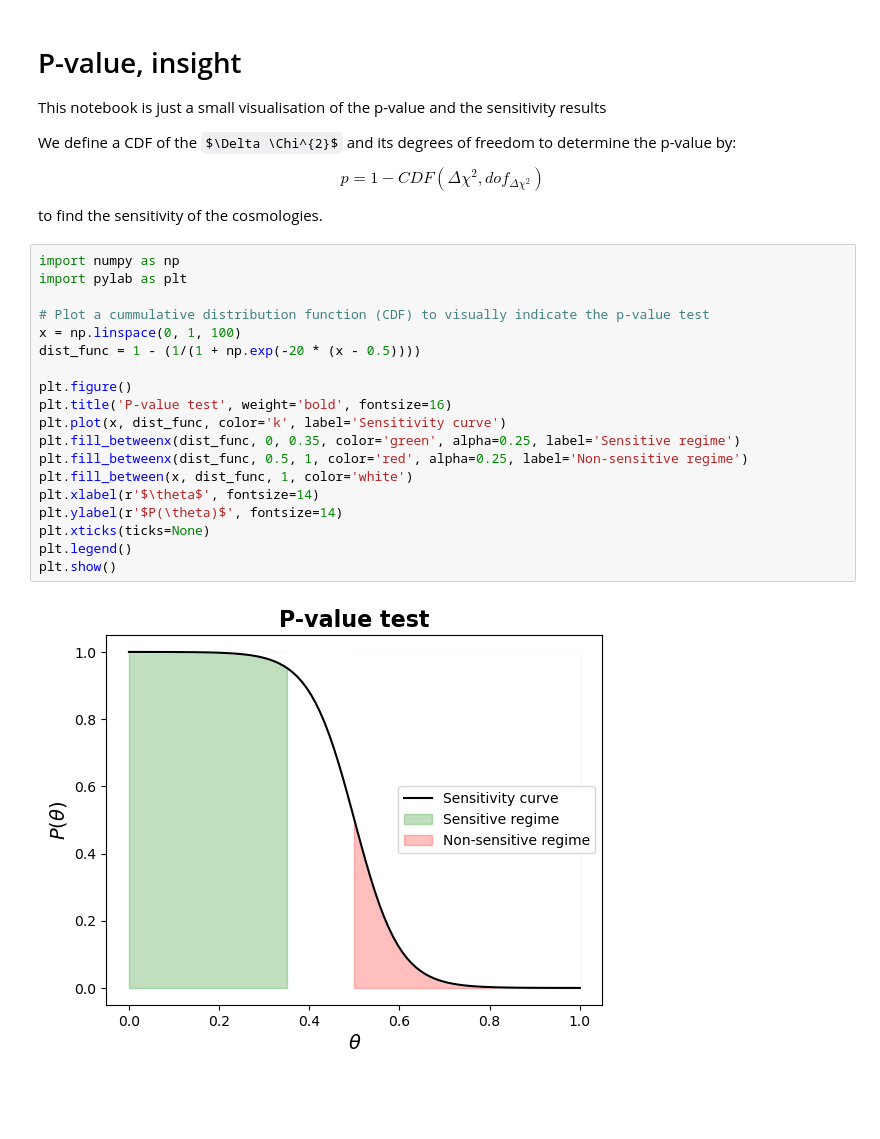
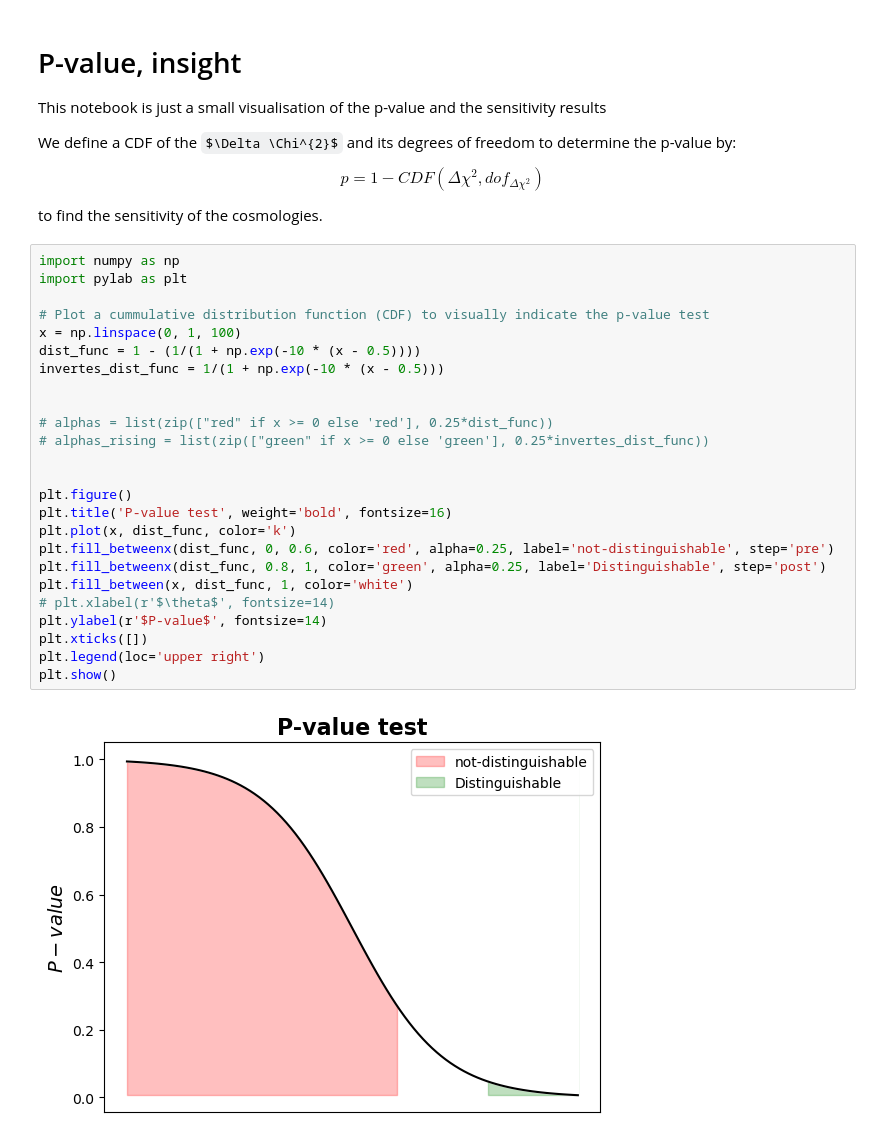
Before and after one commit to XanderHenrik/Masters-Project, a Jupyter notebook: notebooks/Starting notebooks/p_value.ipynb, the cells around one changed output. Cells and saved outputs as stored; diff of their text form; some formulas as TeX source; blank space fills up the shorter version.

```diff
--- a/notebooks/Starting notebooks/p_value.ipynb
+++ b/notebooks/Starting notebooks/p_value.ipynb
@@ -11,21 +11,27 @@ to find the sensitivity of the cosmologies.
 # %%
 import numpy as np
 import pylab as plt
 
 # Plot a cummulative distribution function (CDF) to visually indicate the p-value test
 x = np.linspace(0, 1, 100)
-dist_func = 1 - (1/(1 + np.exp(-20 * (x - 0.5))))
+dist_func = 1 - (1/(1 + np.exp(-10 * (x - 0.5))))
+invertes_dist_func = 1/(1 + np.exp(-10 * (x - 0.5)))
+
+
+# alphas = list(zip(["red" if x >= 0 else 'red'], 0.25*dist_func))
+# alphas_rising = list(zip(["green" if x >= 0 else 'green'], 0.25*invertes_dist_func))
+
 
 plt.figure()
 plt.title('P-value test', weight='bold', fontsize=16)
-plt.plot(x, dist_func, color='k', label='Sensitivity curve')
-plt.fill_betweenx(dist_func, 0, 0.35, color='green', alpha=0.25, label='Sensitive regime')
-plt.fill_betweenx(dist_func, 0.5, 1, color='red', alpha=0.25, label='Non-sensitive regime')
+plt.plot(x, dist_func, color='k')
+plt.fill_betweenx(dist_func, 0, 0.6, color='red', alpha=0.25, label='not-distinguishable', step='pre')
+plt.fill_betweenx(dist_func, 0.8, 1, color='green', alpha=0.25, label='Distinguishable', step='post')
 plt.fill_between(x, dist_func, 1, color='white')
-plt.xlabel(r'$\theta$', fontsize=14)
-plt.ylabel(r'$P(\theta)$', fontsize=14)
-plt.xticks(ticks=None)
-plt.legend()
+# plt.xlabel(r'$\theta$', fontsize=14)
+plt.ylabel(r'$P-value$', fontsize=14)
+plt.xticks([])
+plt.legend(loc='upper right')
 plt.show()
 # %% [output]
-[figure, old version]
+[figure, new version]
```
Also changed, not shown: 6 other files.
